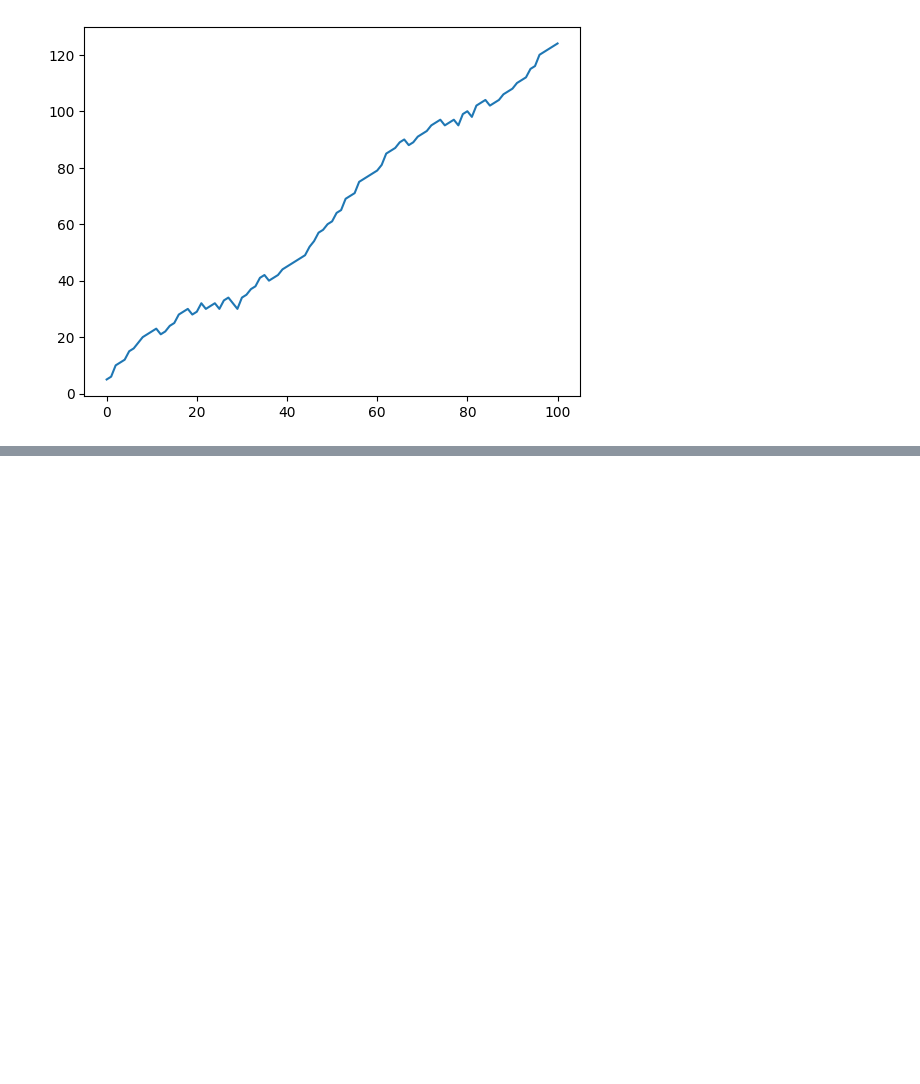
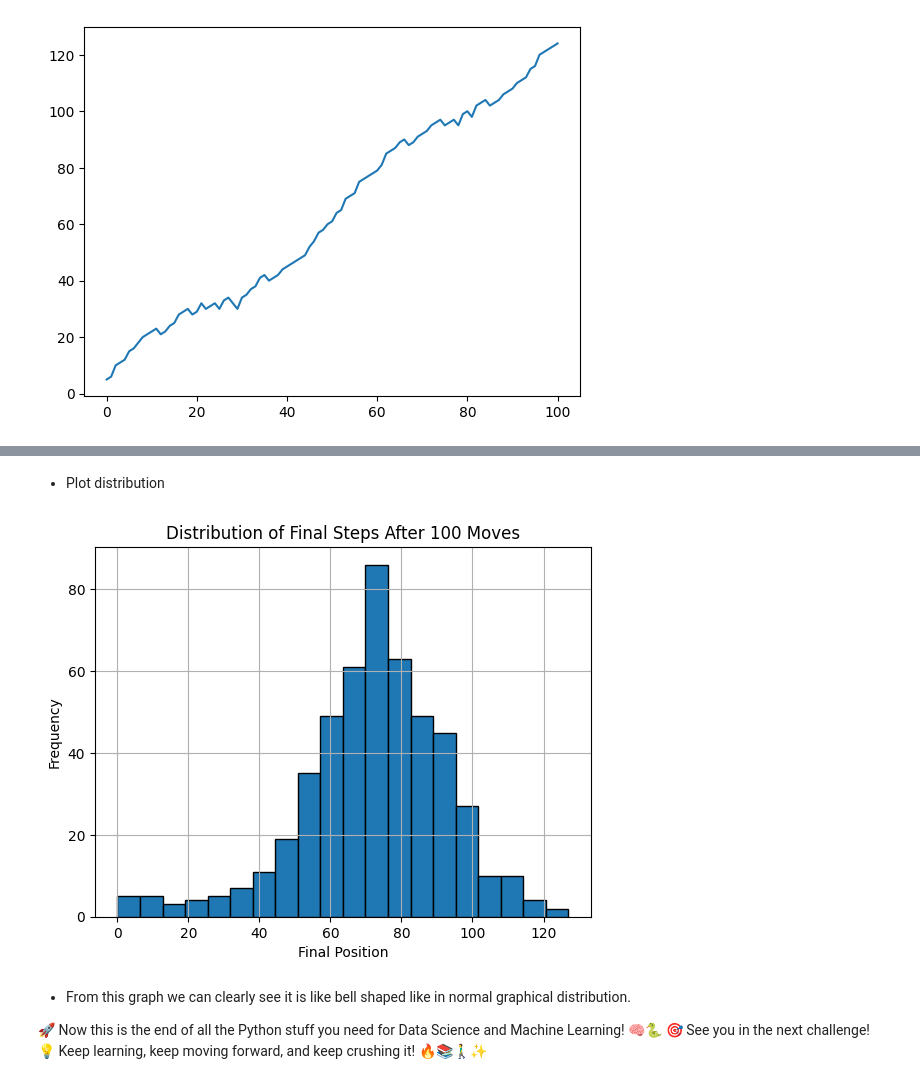
Before and after one commit to kar137/datascience-python, a Jupyter notebook: notebooks/2.Intermediate-python.ipynb, the cells around one changed output, grey strips where cells are left out. Cells and saved outputs as stored; diff of their text form; code cells hidden in the pictures; blank space fills up the shorter version.

```diff
--- a/notebooks/2.Intermediate-python.ipynb
+++ b/notebooks/2.Intermediate-python.ipynb
@@ -1154,0 +1208,50 @@ plt.show()
+# %% [markdown]
+- Plot distribution
+# %%
+np.random.seed(123)
+
+# Simulate random walk 500 times
+all_walks = []
+for i in range(500):
+    random_walk = [0]
+    for x in range(100):
+        step = random_walk[-1]
+        dice = np.random.randint(1, 7)
+
+        if dice <= 2:
+            step = max(0, step - 1)
+        elif dice <= 5:
+            step += 1
+        else:
+            step += np.random.randint(1, 7)
+
+        # 0.1% chance to fall back to start
+        if np.random.rand() <= 0.001:
+            step = 0
+
+        random_walk.append(step)
+
+    all_walks.append(random_walk)
+
+# Create and transpose array
+np_aw_t = np.transpose(np.array(all_walks))
+
+# Select last row: ends
+ends = np_aw_t[-1, :]
+
+# Plot histogram
+plt.hist(ends, bins=20, edgecolor='black')
+plt.title('Distribution of Final Steps After 100 Moves')
+plt.xlabel('Final Position')
+plt.ylabel('Frequency')
+plt.grid(True)
+plt.show()
+# %% [output]
+[figure, added]
+# %% [markdown]
+- From this graph we can clearly see it is like bell shaped like in normal graphical distribution.
+
+
+🚀 Now this is the end of all the Python stuff you need for Data Science and Machine Learning! 🧠🐍
+🎯 See you in the next challenge!
+💡 Keep learning, keep moving forward, and keep crushing it! 🔥📚🚶‍♂️✨
```
Also changed, not shown: parts of 2 cells of this notebook.
